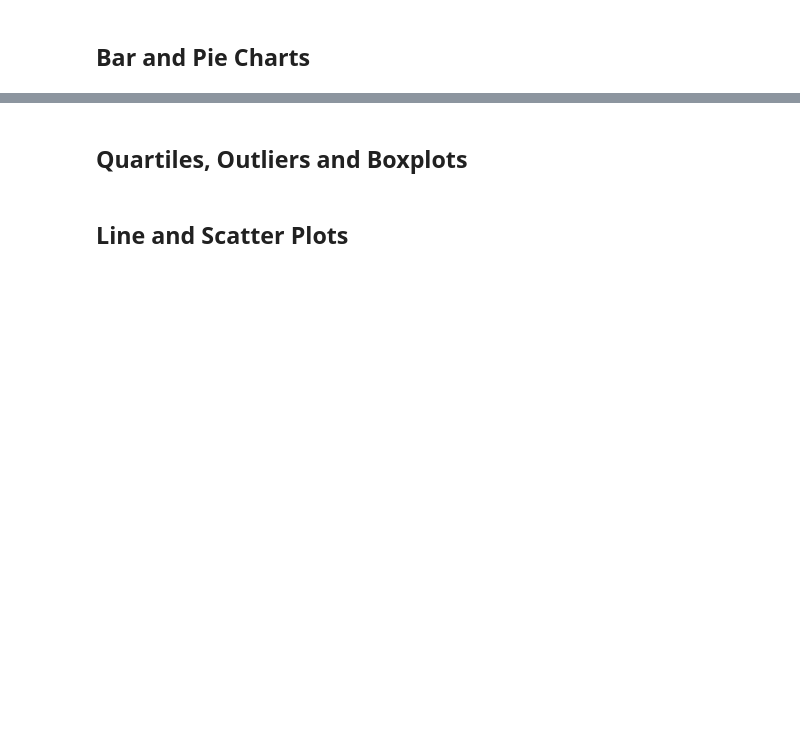
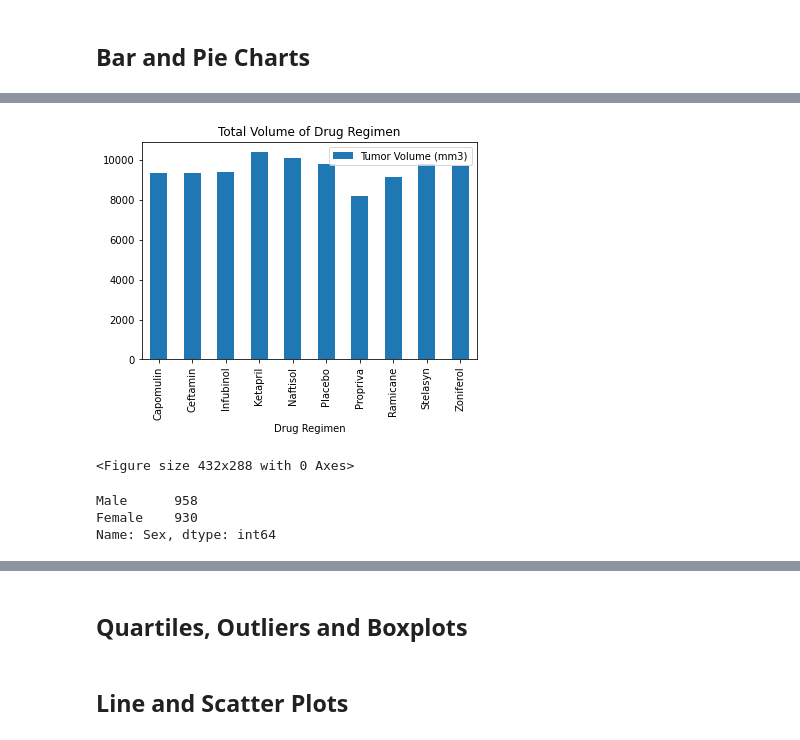
Before and after one commit to cdturner618/Matplotlib-Challenge, a Jupyter notebook: Pymaceuticals/pymaceuticals_starter.ipynb, the cells around one changed output, grey strips where cells are left out. Cells and saved outputs as stored; diff of their text form; code cells hidden in the pictures; blank space fills up the shorter version.

```diff
--- a/Pymaceuticals/pymaceuticals_starter.ipynb
+++ b/Pymaceuticals/pymaceuticals_starter.ipynb
@@ -178,0 +189,3 @@ Tumor_Statistics
+# %%
+Drug_Measurments=table.groupby(["Drug Regimen"]).sum()
+Drug_Measurments
@@ -179,4 +241,20 @@ Tumor_Statistics
 # %%
-# Generate a bar plot showing the total number of measurements taken on each drug regimen using pyplot.
+# Generate a bar plot showing the total number of measurements taken on each drug regimen using pandas.
+# Use DataFrame.plot() in order to create a bar chart of the data
+Drug_Measurments.plot(kind="bar")
+
+# Set a title for the chart
+plt.title("Total Volume of Drug Regimen")
+plt.show()
+plt.tight_layout()
+# %% [output]
+[figure, added]
+<Figure size 432x288 with 0 Axes>
 # %%
 # Generate a pie plot showing the distribution of female versus male mice using pandas
+Sex=clean_house["Sex"].value_counts()
+Sex
+# %% [output]
+Male      958
+Female    930
+Name: Sex, dtype: int64
```
Also changed, not shown: parts of 8 cells of this notebook.
